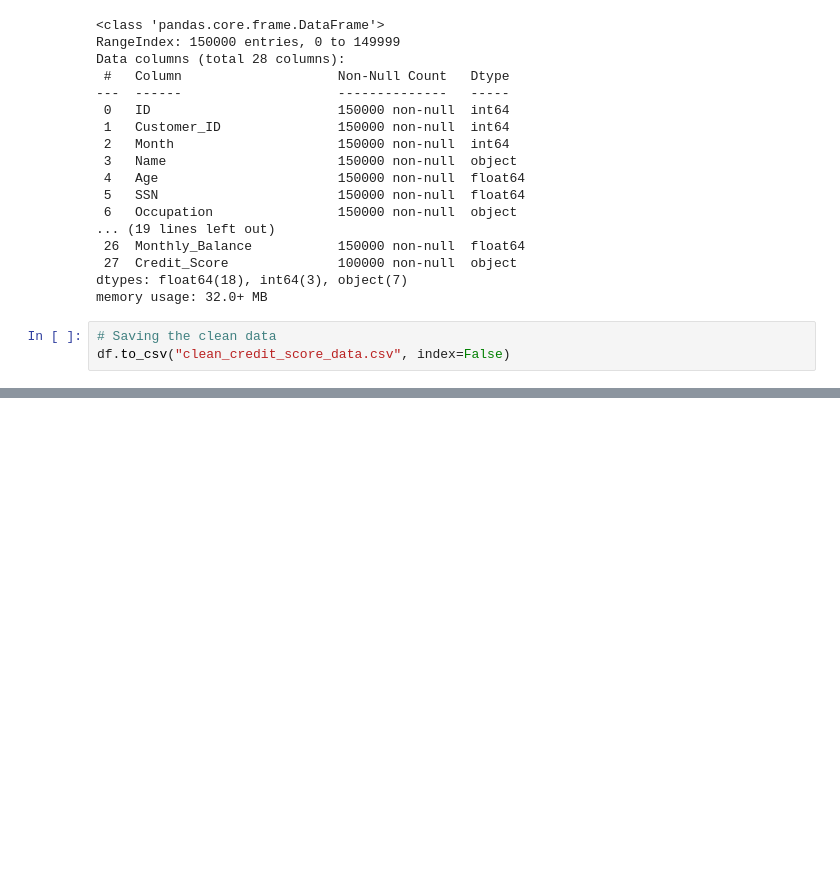
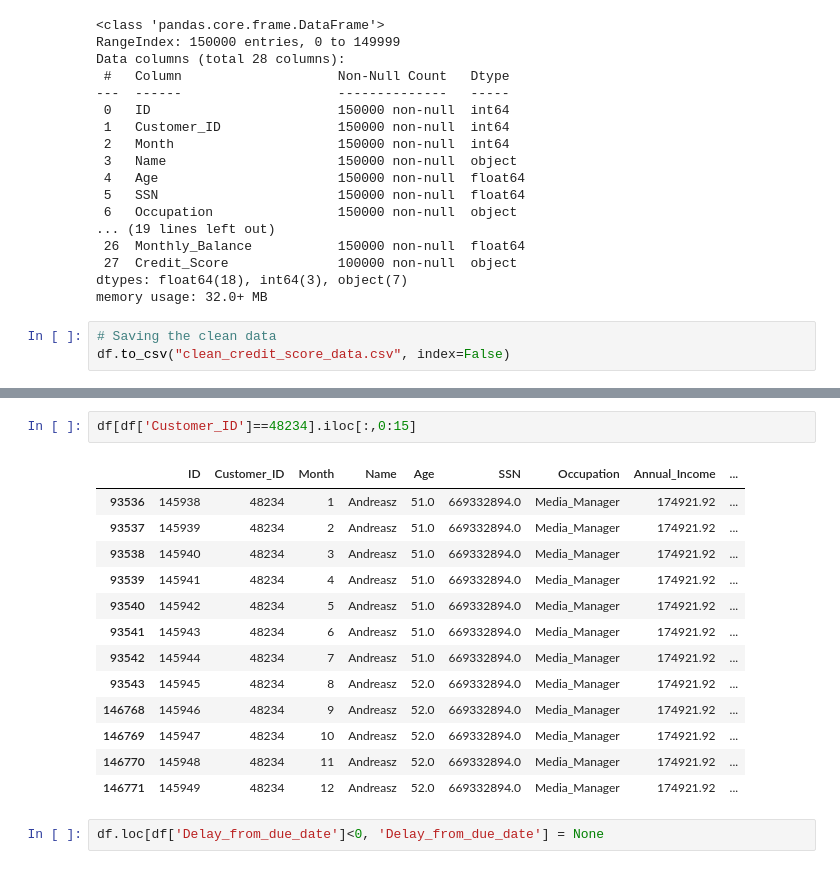
Before and after one commit to masanbasa3k/Credit_Score_ML_Project, a Jupyter notebook: Credit_Score_EDA.ipynb, the cells around one changed output, grey strips where cells are left out. Cells and saved outputs as stored; diff of their text form; blank space fills up the shorter version.

```diff
--- a/Credit_Score_EDA.ipynb
+++ b/Credit_Score_EDA.ipynb
@@ -1432,0 +1495,18 @@ df.to_csv("clean_credit_score_data.csv", index=False)
+# %%
+df[df['Customer_ID']==48234].iloc[:,0:15]
+# %% [output]
+|  | ID | Customer_ID | Month | Name | Age | SSN | Occupation | Annual_Income | ... |
+| 93536 | 145938 | 48234 | 1 | Andreasz | 51.0 | 669332894.0 | Media_Manager | 174921.92 | ... |
+| 93537 | 145939 | 48234 | 2 | Andreasz | 51.0 | 669332894.0 | Media_Manager | 174921.92 | ... |
+| 93538 | 145940 | 48234 | 3 | Andreasz | 51.0 | 669332894.0 | Media_Manager | 174921.92 | ... |
+| 93539 | 145941 | 48234 | 4 | Andreasz | 51.0 | 669332894.0 | Media_Manager | 174921.92 | ... |
+| 93540 | 145942 | 48234 | 5 | Andreasz | 51.0 | 669332894.0 | Media_Manager | 174921.92 | ... |
+| 93541 | 145943 | 48234 | 6 | Andreasz | 51.0 | 669332894.0 | Media_Manager | 174921.92 | ... |
+| 93542 | 145944 | 48234 | 7 | Andreasz | 51.0 | 669332894.0 | Media_Manager | 174921.92 | ... |
+| 93543 | 145945 | 48234 | 8 | Andreasz | 52.0 | 669332894.0 | Media_Manager | 174921.92 | ... |
+| 146768 | 145946 | 48234 | 9 | Andreasz | 52.0 | 669332894.0 | Media_Manager | 174921.92 | ... |
+| 146769 | 145947 | 48234 | 10 | Andreasz | 52.0 | 669332894.0 | Media_Manager | 174921.92 | ... |
+| 146770 | 145948 | 48234 | 11 | Andreasz | 52.0 | 669332894.0 | Media_Manager | 174921.92 | ... |
+| 146771 | 145949 | 48234 | 12 | Andreasz | 52.0 | 669332894.0 | Media_Manager | 174921.92 | ... |
+# %%
+df.loc[df['Delay_from_due_date']<0, 'Delay_from_due_date'] = None
```
Also changed, not shown: parts of 24 cells of this notebook.
